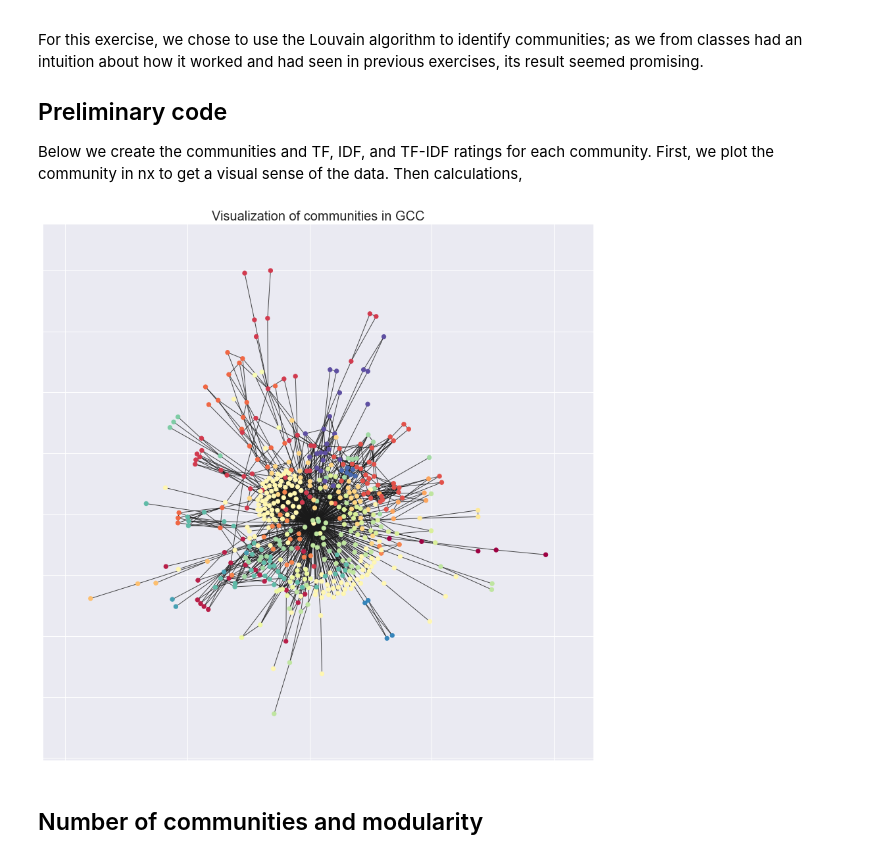
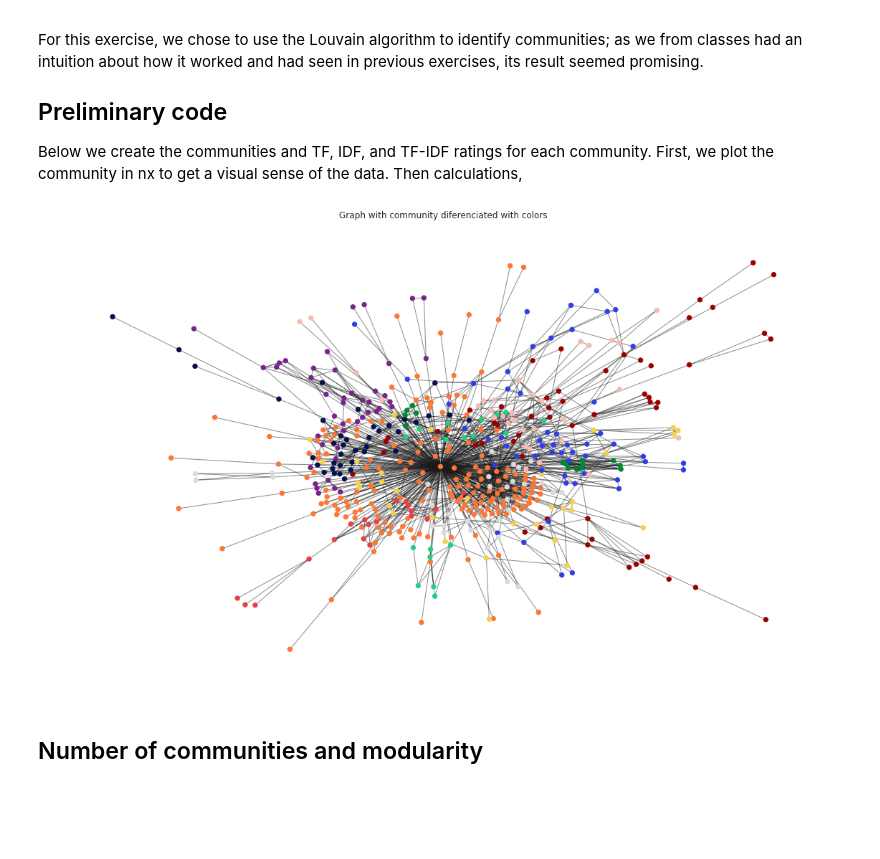
Before and after one commit to Moesen/socialgraphs2021, a Jupyter notebook: Assignment2/Assignment2Gustav.ipynb, the cells around one changed output. Drawn from its saved outputs; the diff is of its cells as text; code cells hidden in the pictures; blank space fills up the shorter version.

```diff
--- a/Assignment2/Assignment2Gustav.ipynb
+++ b/Assignment2/Assignment2Gustav.ipynb
@@ -43,9 +44,12 @@ DTU_COLORS_HEX = dict(
 )
 
 sns.set()
-sns.set_palette("Spectral")
+#sns.set_palette("Spectral")
 
 cmap = sns.color_palette("Spectral", as_cmap=True)
+cmap = ListedColormap(DTU_COLORS_HEX.values())
+
+plt.rcParams["image.cmap"] = "Set1"
 
 big_plot = dict(
     figsize     = (20, 20),
@@ -54,3 +58,5 @@ big_plot = dict(
 default = dict(
     figsize     = (20, 5),
 )
+
+ListedColormap(DTU_COLORS_HEX.values())
@@ -579,19 +637,22 @@ UGCC = GCC.to_undirected()
 # Using Louvain to find the best communities
 partition = community.best_partition(UGCC)
 # %%
-# Plotting the communities
-plt.figure(figsize=(15, 15))
-ax = plt.gca()
-ax.set_title("Visualization of communities in GCC", fontsize=20)
+plt.figure(figsize=(20, 12))
 
 pos = nx.spring_layout(UGCC)
+# color the nodes according to their partition
+# cmap = matplotlib.colors.get_cmap('viridis', max(partition.values()) + 1)
 nx.draw_networkx_nodes(UGCC, pos, partition.keys(), node_size=40,
-                       cmap=cmap, node_color=list(partition.values()), ax=ax)
-nx.draw_networkx_edges(UGCC, pos, alpha=0.8, ax=ax)
+                       cmap=cmap, node_color=list(partition.values()))
+nx.draw_networkx_edges(UGCC, pos, alpha=0.5)
 
+ax = plt.gca()
+ax.set_facecolor('white')
+plt.axis("off")
+plt.title("Graph with community diferenciated with colors")
 plt.show()
 # %% [output]
-[figure, old version]
+[figure, new version]
 # %%
 # Code for constructing dicts with information from the partition,
 # and for calculating modularity for a community given a graph
```
Also changed, not shown: parts of 20 cells of this notebook, 2 other files.
